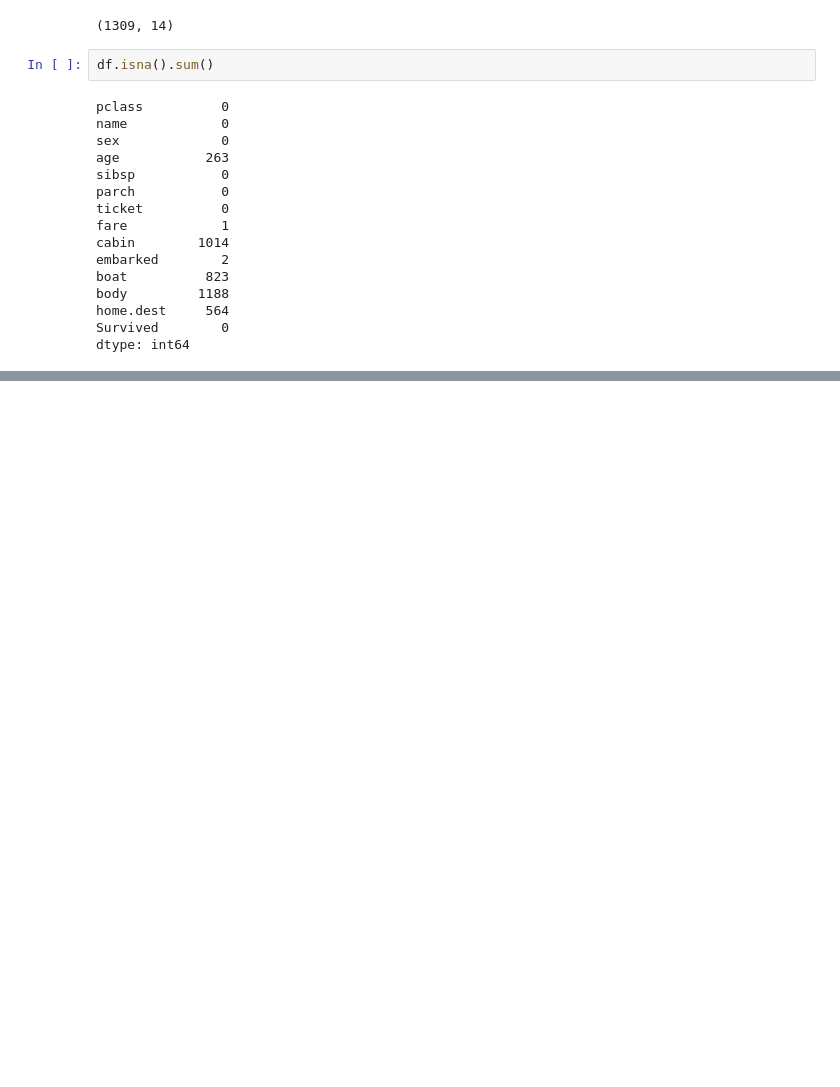
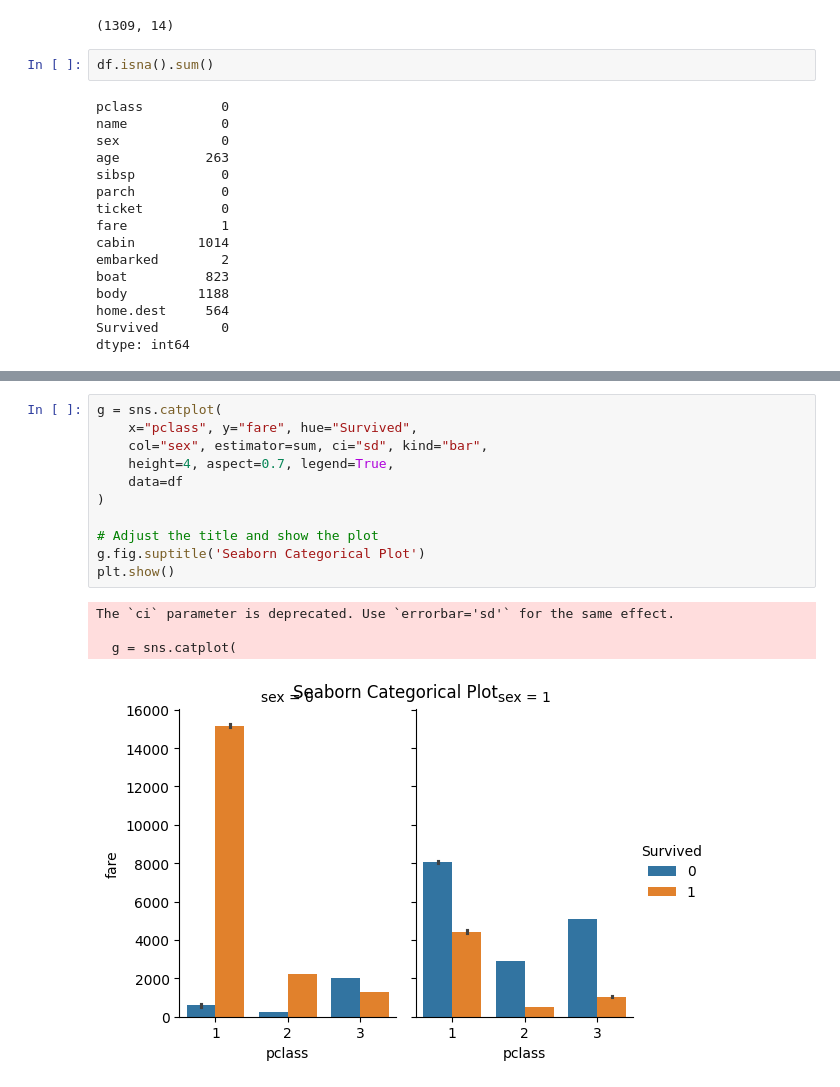
Before and after one commit to Galla-Karthikeya/Practice, a Jupyter notebook: Logistic Regression.ipynb, the cells around one changed output, grey strips where cells are left out. Cells and saved outputs as stored; diff of their text form; blank space fills up the shorter version.

```diff
--- a/Logistic Regression.ipynb
+++ b/Logistic Regression.ipynb
@@ -105,0 +527,16 @@ we don't need of names because we can't predict the target based on names so we
+# %%
+g = sns.catplot(
+    x="pclass", y="fare", hue="Survived",
+    col="sex", estimator=sum, ci="sd", kind="bar",
+    height=4, aspect=0.7, legend=True,
+    data=df
+)
+
+# Adjust the title and show the plot
+g.fig.suptitle('Seaborn Categorical Plot')
+plt.show()
+# %% [output]
+The `ci` parameter is deprecated. Use `errorbar='sd'` for the same effect.
+
+  g = sns.catplot(
+[figure, added]
```
Also changed, not shown: parts of 65 cells of this notebook.
